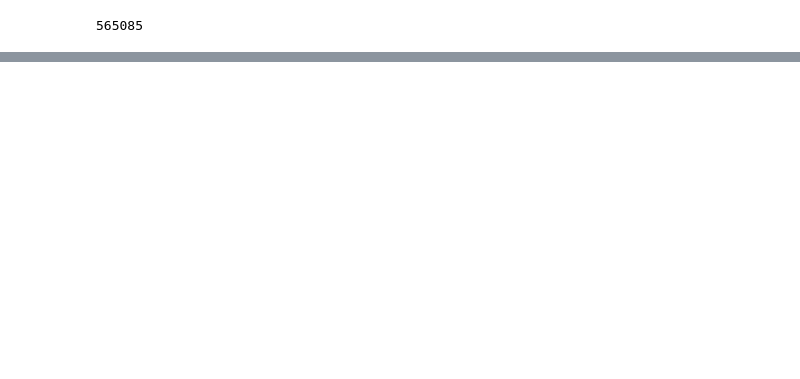
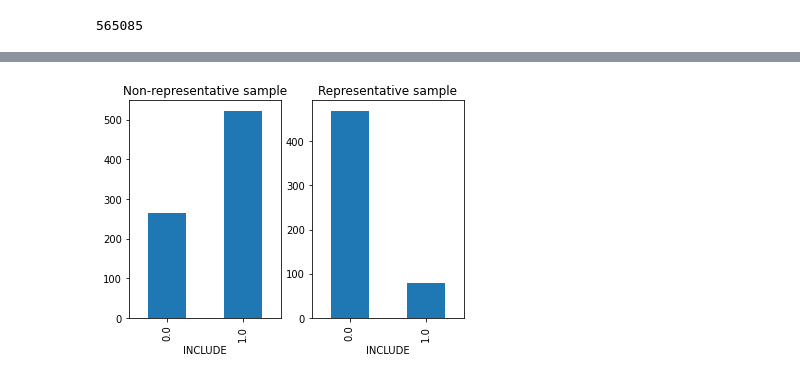
Before and after one commit to mcc-apsis/climate-policy-instruments, a Jupyter notebook: 0a_get_data.ipynb, the cells around one changed output, grey strips where cells are left out. Drawn from its saved outputs; the diff is of its cells as text; code cells hidden in the pictures; blank space fills up the shorter version.

```diff
--- a/0a_get_data.ipynb
+++ b/0a_get_data.ipynb
@@ -249,19 +251,21 @@ seen_df[["doc__title","0 - relevant"] + policy_columns + ["INCLUDE"]].head(15)
 # %%
 # Tag whether the document is part of a representative sample
 django.db.connection.close()
-seen_df["random"] = 0
+seen_df["representative_sample"] = 0
 random_tags = Tag.objects.filter(query__project=p, title__icontains="representative")
 random_ids = set(DocOwnership.objects.filter(tag__in=random_tags, relevant__gt=0).values_list('doc__id',flat=True))
-seen_df.loc[seen_df['doc__id'].isin(random_ids),"random"] = 1
+seen_df.loc[seen_df['doc__id'].isin(random_ids),"representative_sample"] = 1
 # %%
 import matplotlib.pyplot as plt
 fig, axs = plt.subplots(1,2)
 labels = ["Non-representative sample","Representative sample"]
-for name, group in seen_df.groupby(['random']):
+for name, group in seen_df.groupby(['representative_sample']):
     ax = axs[name]
     ax.set_title(labels[name])
 
     group.groupby('INCLUDE').size().plot.bar(ax=ax)
+# %% [output]
+[figure, added]
 # %%
 seen_df.rename(
     columns={"doc__id":"id","doc__content":"content","doc__title":"title"}
```
Also changed, not shown: parts of 8 cells of this notebook, 14 other files.
